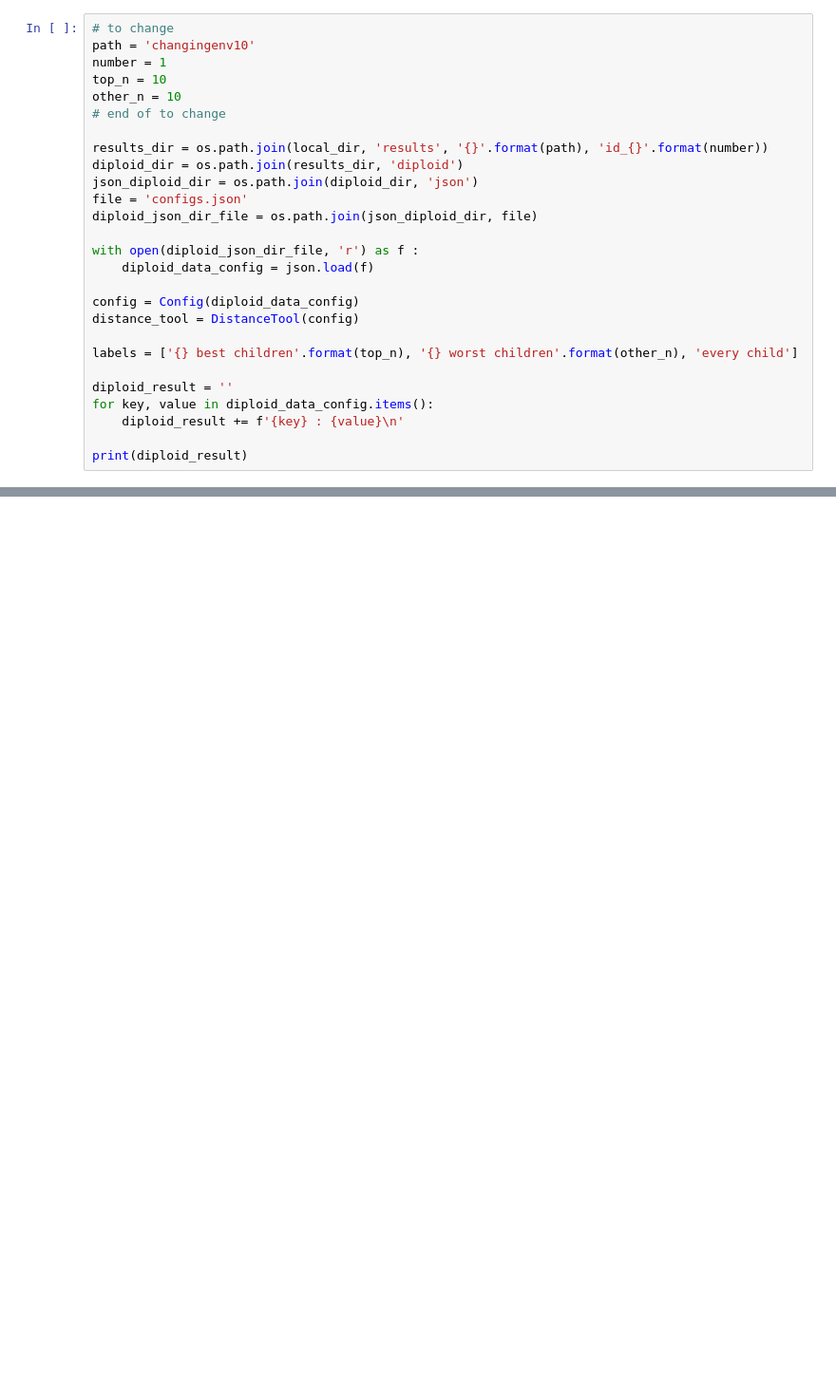
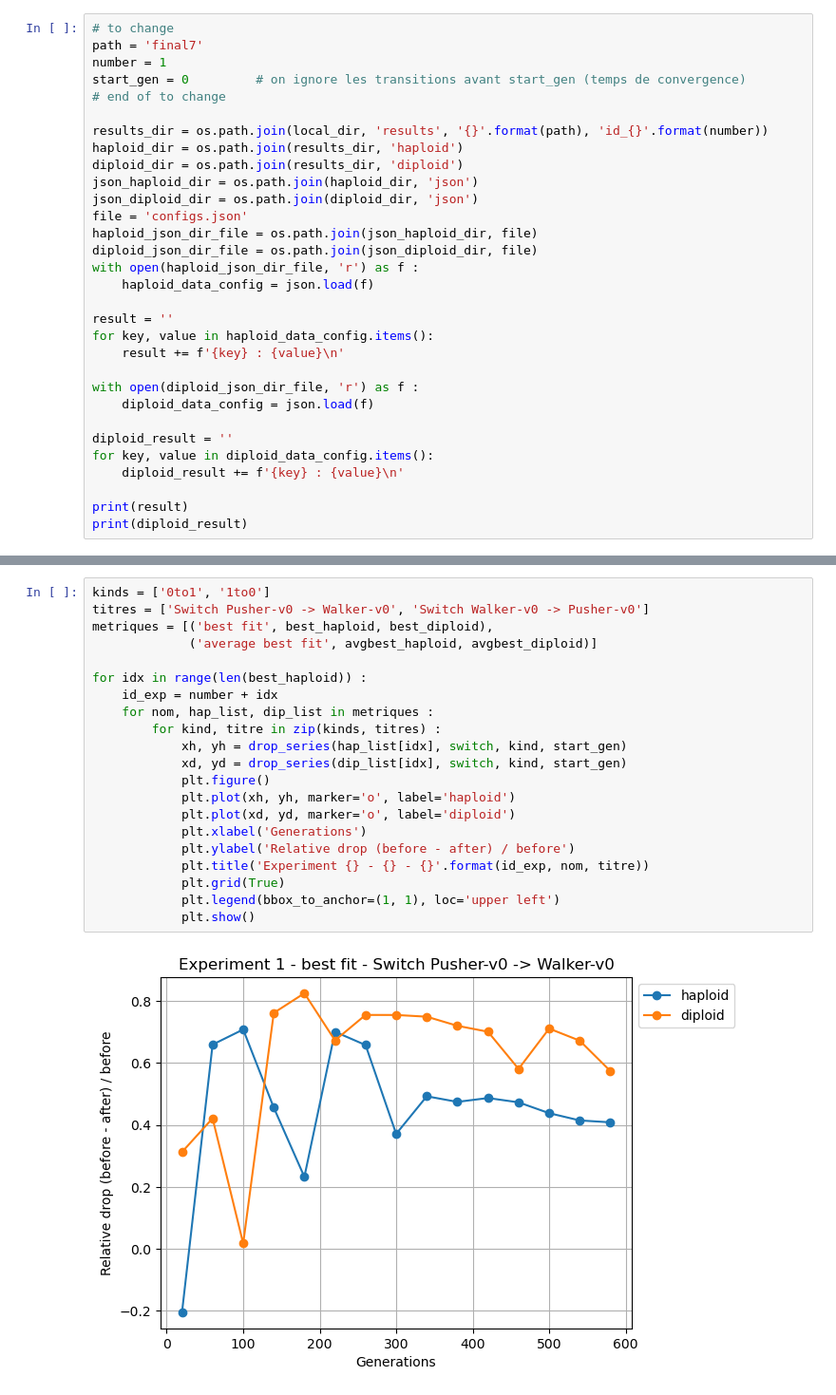
Before and after one commit to matteovacher/sgr-ecs-matteo, a Jupyter notebook: results_analysis/analysis11.ipynb, the cells around one changed output, grey strips where cells are left out. Shown at 95% size. Drawn from its saved outputs; the diff is of its cells as text; blank space fills up the shorter version.

```diff
--- a/results_analysis/analysis11.ipynb
+++ b/results_analysis/analysis11.ipynb
@@ -51,28 +75,32 @@ everybody else :
 # %%
 # to change
-path = 'changingenv10'
+path = 'final7'
 number = 1
-top_n = 10
-other_n = 10
+start_gen = 0         # on ignore les transitions avant start_gen (temps de convergence)
 # end of to change
 
 results_dir = os.path.join(local_dir, 'results', '{}'.format(path), 'id_{}'.format(number))
+haploid_dir = os.path.join(results_dir, 'haploid')
 diploid_dir = os.path.join(results_dir, 'diploid')
+json_haploid_dir = os.path.join(haploid_dir, 'json')
 json_diploid_dir = os.path.join(diploid_dir, 'json')
 file = 'configs.json'
+haploid_json_dir_file = os.path.join(json_haploid_dir, file)
 diploid_json_dir_file = os.path.join(json_diploid_dir, file)
+with open(haploid_json_dir_file, 'r') as f :
+    haploid_data_config = json.load(f)
+
+result = ''
+for key, value in haploid_data_config.items():
+    result += f'{key} : {value}\n'
 
 with open(diploid_json_dir_file, 'r') as f :
     diploid_data_config = json.load(f)
-
-config = Config(diploid_data_config)
-distance_tool = DistanceTool(config)
-
-labels = ['{} best children'.format(top_n), '{} worst children'.format(other_n), 'every child']
 
 diploid_result = ''
 for key, value in diploid_data_config.items():
     diploid_result += f'{key} : {value}\n'
 
+print(result)
 print(diploid_result)
 # %% [output]
@@ -666,0 +166,23 @@ on 13650 weights and 1950 dominances
+# %%
+kinds = ['0to1', '1to0']
+titres = ['Switch Pusher-v0 -> Walker-v0', 'Switch Walker-v0 -> Pusher-v0']
+metriques = [('best fit', best_haploid, best_diploid),
+             ('average best fit', avgbest_haploid, avgbest_diploid)]
+
+for idx in range(len(best_haploid)) :
+    id_exp = number + idx
+    for nom, hap_list, dip_list in metriques :
+        for kind, titre in zip(kinds, titres) :
+            xh, yh = drop_series(hap_list[idx], switch, kind, start_gen)
+            xd, yd = drop_series(dip_list[idx], switch, kind, start_gen)
+            plt.figure()
+            plt.plot(xh, yh, marker='o', label='haploid')
+            plt.plot(xd, yd, marker='o', label='diploid')
+            plt.xlabel('Generations')
+            plt.ylabel('Relative drop (before - after) / before')
+            plt.title('Experiment {} - {} - {}'.format(id_exp, nom, titre))
+            plt.grid(True)
+            plt.legend(bbox_to_anchor=(1, 1), loc='upper left')
+            plt.show()
+# %% [output]
+[figure, added]
```
Also changed, not shown: parts of 25 cells of this notebook, 6 other files.
